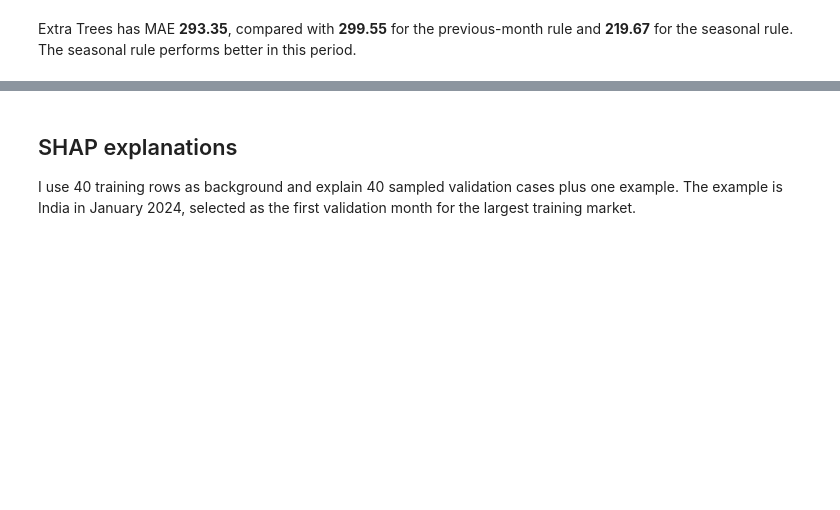
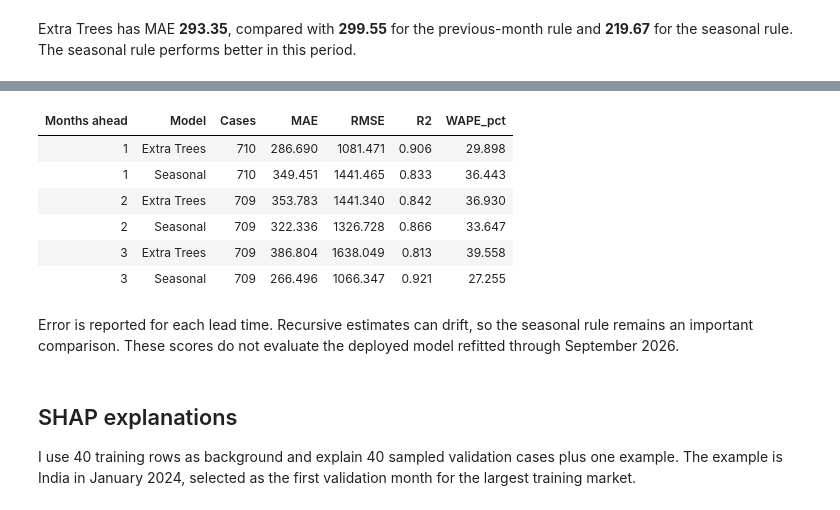
Before and after one commit to sbuhary/sri-lanka-tourism-forecast, a Jupyter notebook: notebooks/Tourism_Arrivals_Analysis.ipynb, the cells around one changed output, grey strips where cells are left out. Drawn from its saved outputs; the diff is of its cells as text; code cells hidden in the pictures; blank space fills up the shorter version.

Commit message:
Add evaluated three-month outlook and compact history editor

```diff
--- a/notebooks/Tourism_Arrivals_Analysis.ipynb
+++ b/notebooks/Tourism_Arrivals_Analysis.ipynb
@@ -248,3 +251,48 @@ Extra Trees has MAE **293.35**, compared with **299.55** for the previous-month
+# %%
+history = data.set_index(['Country', 'Month']).Arrivals
+horizon_rows = []
+
+# Later actual arrivals stay out of the inputs for each forecast origin.
+for start_month in [pd.Period(year=2024, month=month, freq='M') for month in [1, 4, 7, 10]]:
+    forecast_values = {}
+    for step in range(3):
+        target_month = start_month + step
+        batch = []
+        for country in sorted(known_countries):
+            inputs = {'Country': country, 'month_number': target_month.month}
+            for lag in [1, 2, 3, 12]:
+                earlier_month = target_month - lag
+                key = (country, earlier_month)
+                inputs[f'lag_{lag}'] = (forecast_values.get(key) if earlier_month >= start_month
+                                      else history.get(key))
+            if all(pd.notna(value) for value in inputs.values()):
+                batch.append(inputs)
+        frame = pd.DataFrame(batch)
+        estimates = predict_arrivals(frame)
+        for country, estimate in zip(frame.Country, estimates):
+            forecast_values[(country, target_month)] = estimate
+            actual = history.get((country, target_month))
+            seasonal = history.get((country, target_month - 12))
+            if pd.notna(actual) and pd.notna(seasonal):
+                horizon_rows.append([step + 1, actual, estimate, seasonal])
+
+horizon_check = pd.DataFrame(horizon_rows, columns=['Horizon', 'Actual', 'Extra Trees', 'Seasonal'])
+horizon_scores = pd.DataFrame([
+    {'Months ahead': horizon, 'Model': name, 'Cases': len(group),
+     **calculate_scores(group.Actual, group[name])}
+    for horizon, group in horizon_check.groupby('Horizon')
+    for name in ['Extra Trees', 'Seasonal']])
+display(horizon_scores.round(3))
+# %% [output]
+| Months ahead | Model | Cases | MAE | RMSE | R2 | WAPE_pct |
+| 1 | Extra Trees | 710 | 286.690 | 1081.471 | 0.906 | 29.898 |
+| 1 | Seasonal | 710 | 349.451 | 1441.465 | 0.833 | 36.443 |
+| 2 | Extra Trees | 709 | 353.783 | 1441.340 | 0.842 | 36.930 |
+| 2 | Seasonal | 709 | 322.336 | 1326.728 | 0.866 | 33.647 |
+| 3 | Extra Trees | 709 | 386.804 | 1638.049 | 0.813 | 39.558 |
+| 3 | Seasonal | 709 | 266.496 | 1066.347 | 0.921 | 27.255 |
+# %% [markdown]
+Error is reported for each lead time. Recursive estimates can drift, so the seasonal rule remains an important comparison. These scores do not evaluate the deployed model refitted through September 2026.
 # %% [markdown]
 ## SHAP explanations
 I use 40 training rows as background and explain 40 sampled validation cases plus one example. The example is India in January 2024, selected as the first validation month for the largest training market.
```
Also changed, not shown: parts of 1 cell of this notebook, 6 other files.
